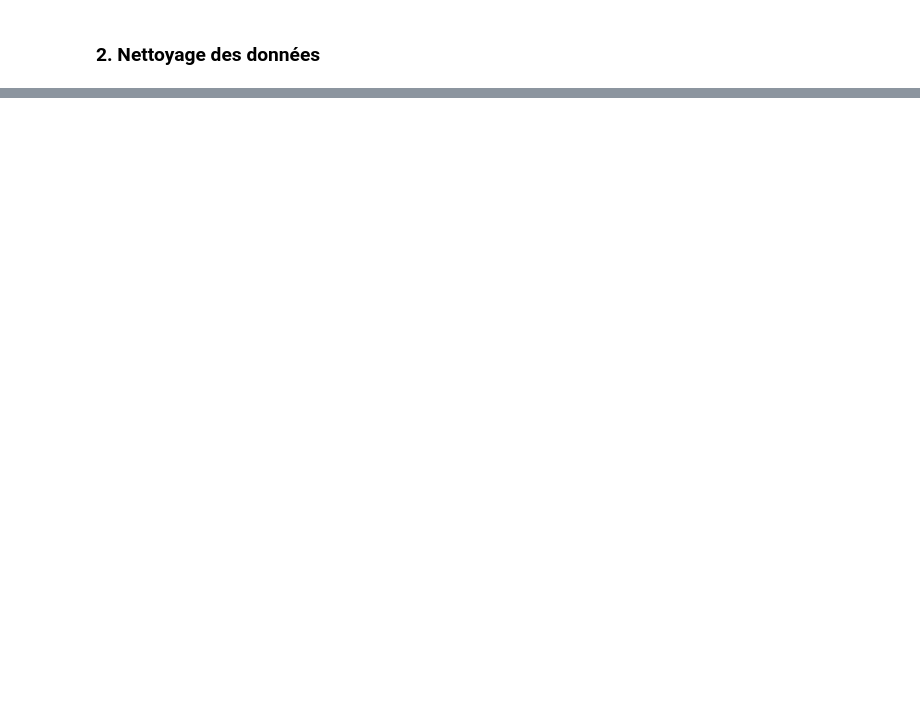
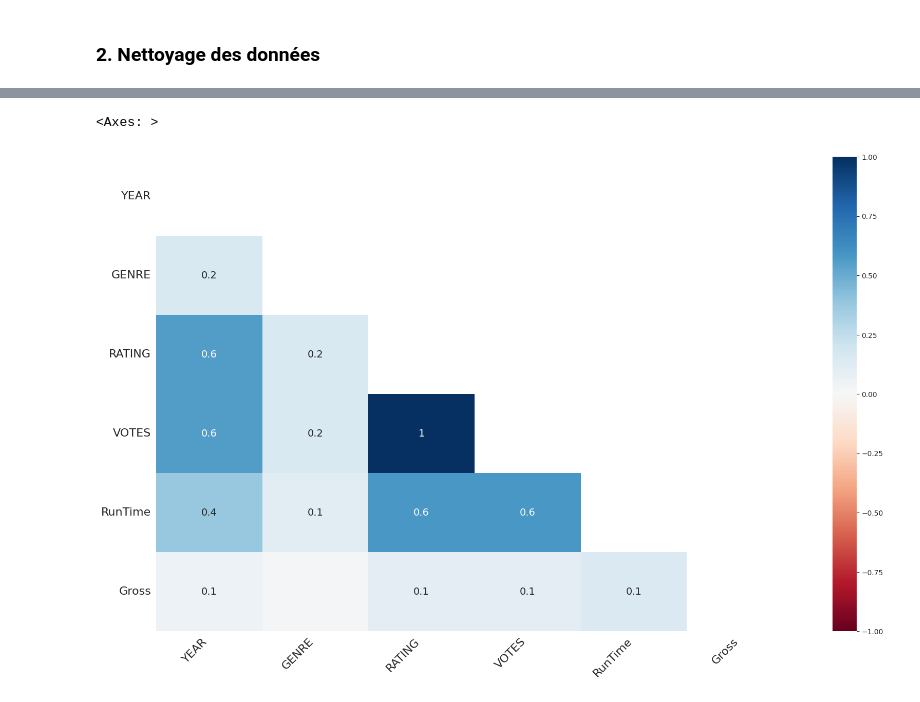
Before and after one commit to EnzoPENISSON/formation-ia, a Jupyter notebook: machine_learning/data_preprocessing/tp_fifa21.ipynb, the cells around one changed output, grey strips where cells are left out. Cells and saved outputs as stored; diff of their text form; code cells hidden in the pictures; blank space fills up the shorter version.

```diff
--- a/machine_learning/data_preprocessing/tp_fifa21.ipynb
+++ b/machine_learning/data_preprocessing/tp_fifa21.ipynb
@@ -49 +47,6 @@ plt.show()
 <Figure size 1500x900 with 0 Axes>
+# %%
+msno.heatmap(df, labels = True)
+# %% [output]
+<Axes: >
+[figure, added]
```
Also changed, not shown: parts of 8 cells of this notebook.
